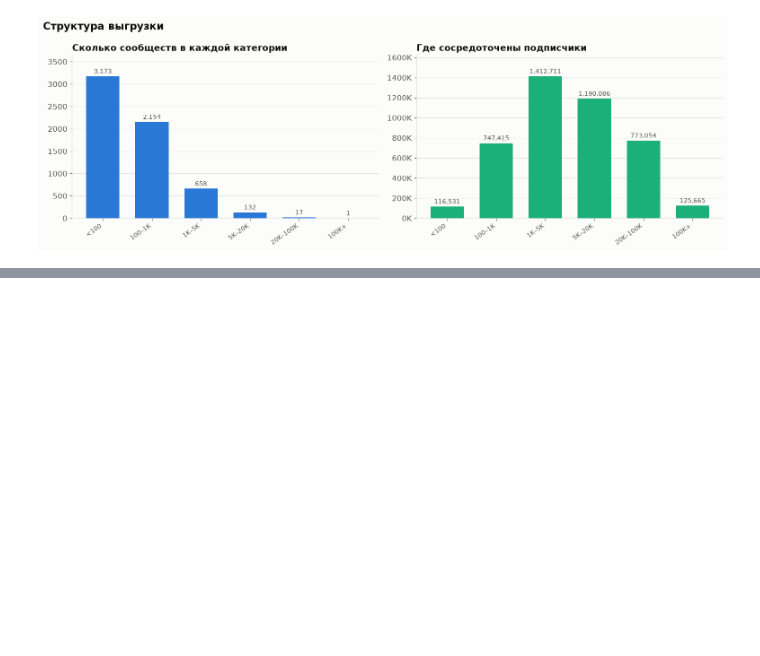
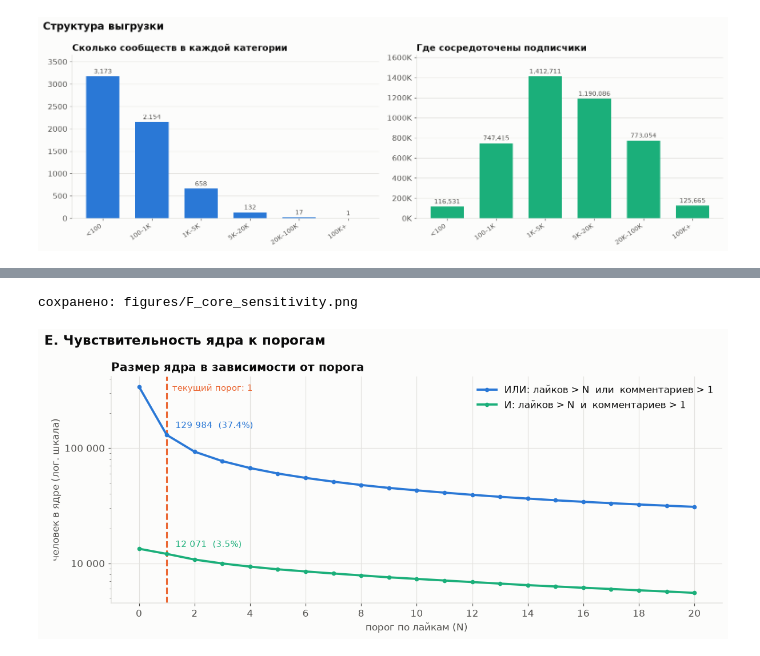
Before and after one commit to plombir1917/loyal-audience, a Jupyter notebook: analytics/audience_report.ipynb, the cells around one changed output, grey strips where cells are left out. Saved outputs shown, nothing was run; the diff lists cells and outputs as text; code cells hidden in the pictures; blank space fills up the shorter version.

```diff
--- a/analytics/audience_report.ipynb
+++ b/analytics/audience_report.ipynb
@@ -528,0 +588,37 @@ top.style.format({'avg_likes_per_post': '{:.1f}', 'share_likes_from_subs': '{:.1
+# %%
+thr_range = np.arange(0, 21)
+and_core, or_core = [], []
+for t in thr_range:
+    by_l = users.likes_count > t
+    by_c = users.comments_count > COMMENT_THRESHOLD
+    and_core.append(int((by_l & by_c).sum()))
+    or_core.append(int((by_l | by_c).sum()))
+
+fig, ax = plt.subplots(figsize=(11, 5))
+ax.plot(thr_range, or_core,  color=ORD, lw=2.5, marker='o', ms=4, zorder=3,
+        label=f'ИЛИ: лайков > N  или  комментариев > {COMMENT_THRESHOLD}')
+ax.plot(thr_range, and_core, color=ACC, lw=2.5, marker='o', ms=4, zorder=3,
+        label=f'И: лайков > N  и  комментариев > {COMMENT_THRESHOLD}')
+ax.axvline(LIKE_THRESHOLD, color=GOV, lw=2, ls='--', zorder=2)
+ax.text(LIKE_THRESHOLD + 0.2, max(or_core)*0.92, f'текущий порог: {LIKE_THRESHOLD}',
+        color=GOV, fontsize=10)
+
+ax.set_yscale('log')
+ax.set_xlabel('порог по лайкам (N)'); ax.set_ylabel('человек в ядре (лог. шкала)')
+ax.set_title('Размер ядра в зависимости от порога', loc='left')
+ax.set_xticks(thr_range[::2])
+ax.yaxis.set_major_formatter(mpl.ticker.FuncFormatter(lambda v, _: rus(v)))
+ax.legend(loc='upper right')
+
+# Прямые подписи на текущем пороге — без сверки с осью
+for series, color in ((and_core, ACC), (or_core, ORD)):
+    v = series[LIKE_THRESHOLD]
+    ax.annotate(f'{rus(v)}  ({v/len(users):.1%})', (LIKE_THRESHOLD, v),
+                textcoords='offset points', xytext=(10, 8), fontsize=9.5, color=color)
+
+fig.suptitle('Е. Чувствительность ядра к порогам', x=0.005, ha='left', fontsize=15, fontweight='semibold')
+fig.tight_layout()
+save(fig, 'F_core_sensitivity')
+# %% [output]
+сохранено: figures/F_core_sensitivity.png
+[figure, added]
```
Also changed, not shown: parts of 9 cells of this notebook, 10 other files.
